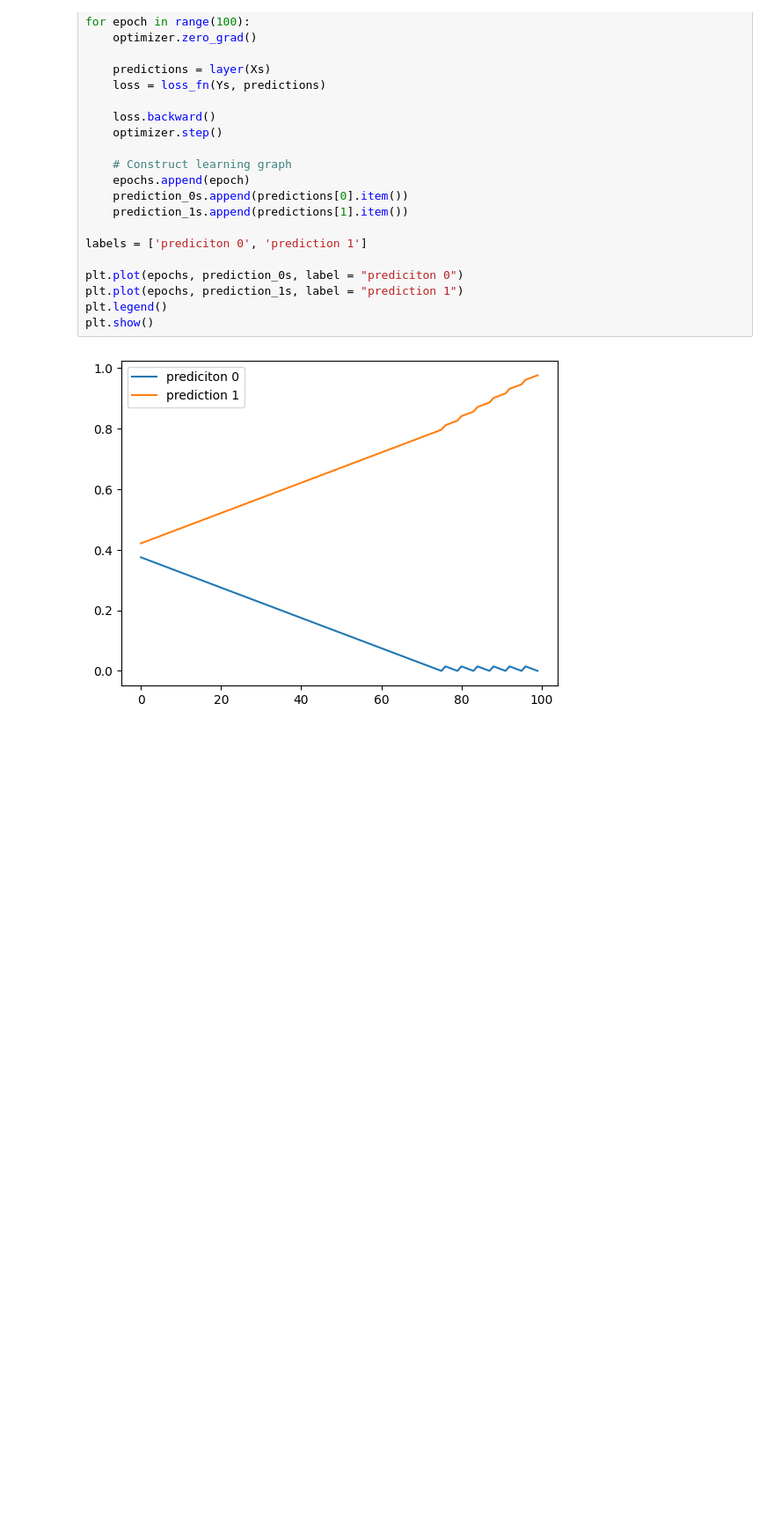
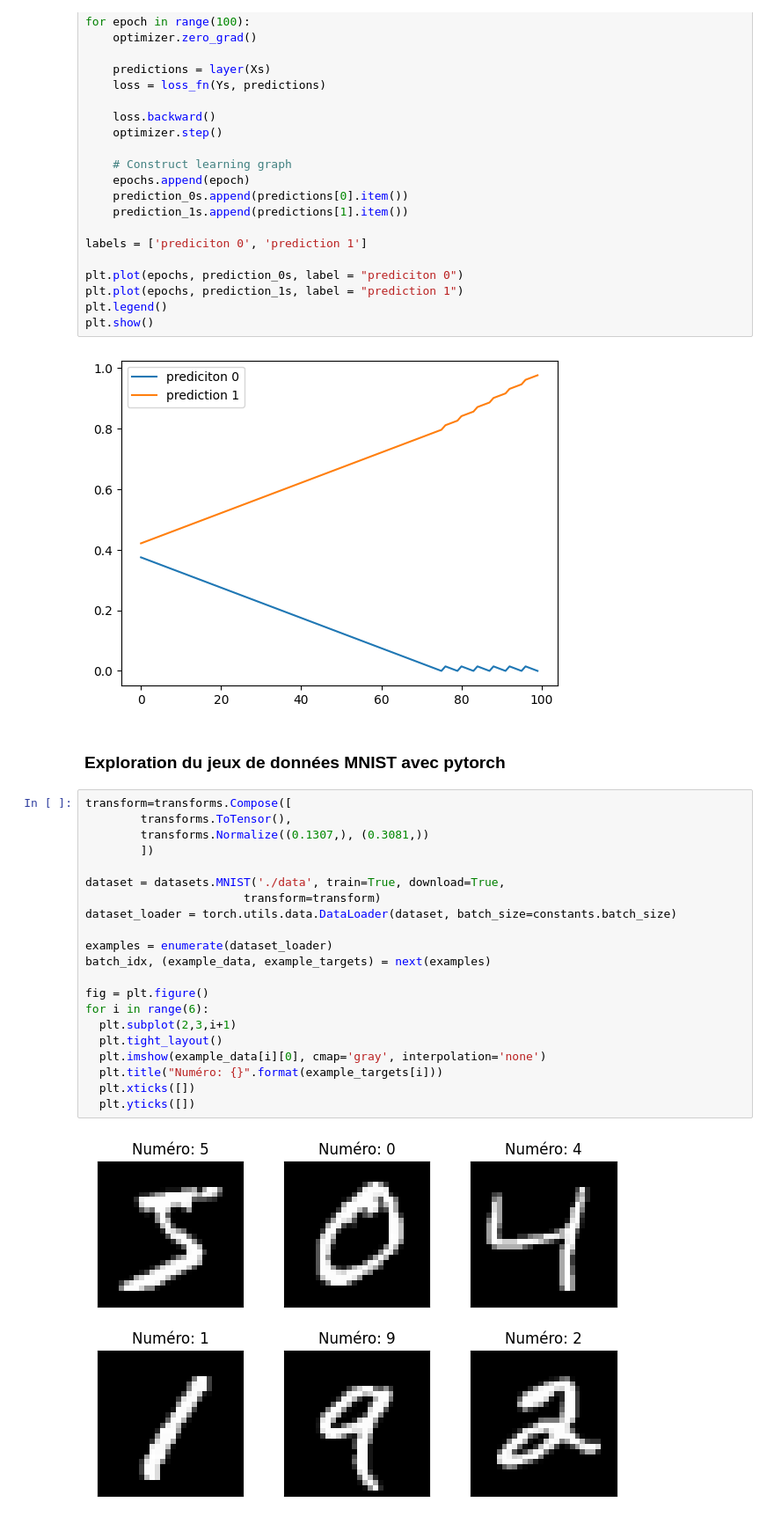
Before and after one commit to arsenaultk9/ml-pytorch-tutorials, a Jupyter notebook: neural_network.ipynb, the cells around one changed output. Shown at 88% size. Saved outputs shown, nothing was run; the diff lists cells and outputs as text; blank space fills up the shorter version.

Commit message:
Ajouter visualisation des données mnist

```diff
--- a/neural_network.ipynb
+++ b/neural_network.ipynb
@@ -145,3 +147,28 @@ plt.legend()
 plt.show()
 # %% [output]
 [figure]
+# %% [markdown]
+### Exploration du jeux de données MNIST avec pytorch
+# %%
+transform=transforms.Compose([
+        transforms.ToTensor(),
+        transforms.Normalize((0.1307,), (0.3081,))
+        ])
+
+dataset = datasets.MNIST('./data', train=True, download=True,
+                       transform=transform)
+dataset_loader = torch.utils.data.DataLoader(dataset, batch_size=constants.batch_size)
+
+examples = enumerate(dataset_loader)
+batch_idx, (example_data, example_targets) = next(examples)
+
+fig = plt.figure()
+for i in range(6):
+  plt.subplot(2,3,i+1)
+  plt.tight_layout()
+  plt.imshow(example_data[i][0], cmap='gray', interpolation='none')
+  plt.title("Numéro: {}".format(example_targets[i]))
+  plt.xticks([])
+  plt.yticks([])
+# %% [output]
+[figure, added]
```
Also changed, not shown: parts of 1 cell of this notebook.
